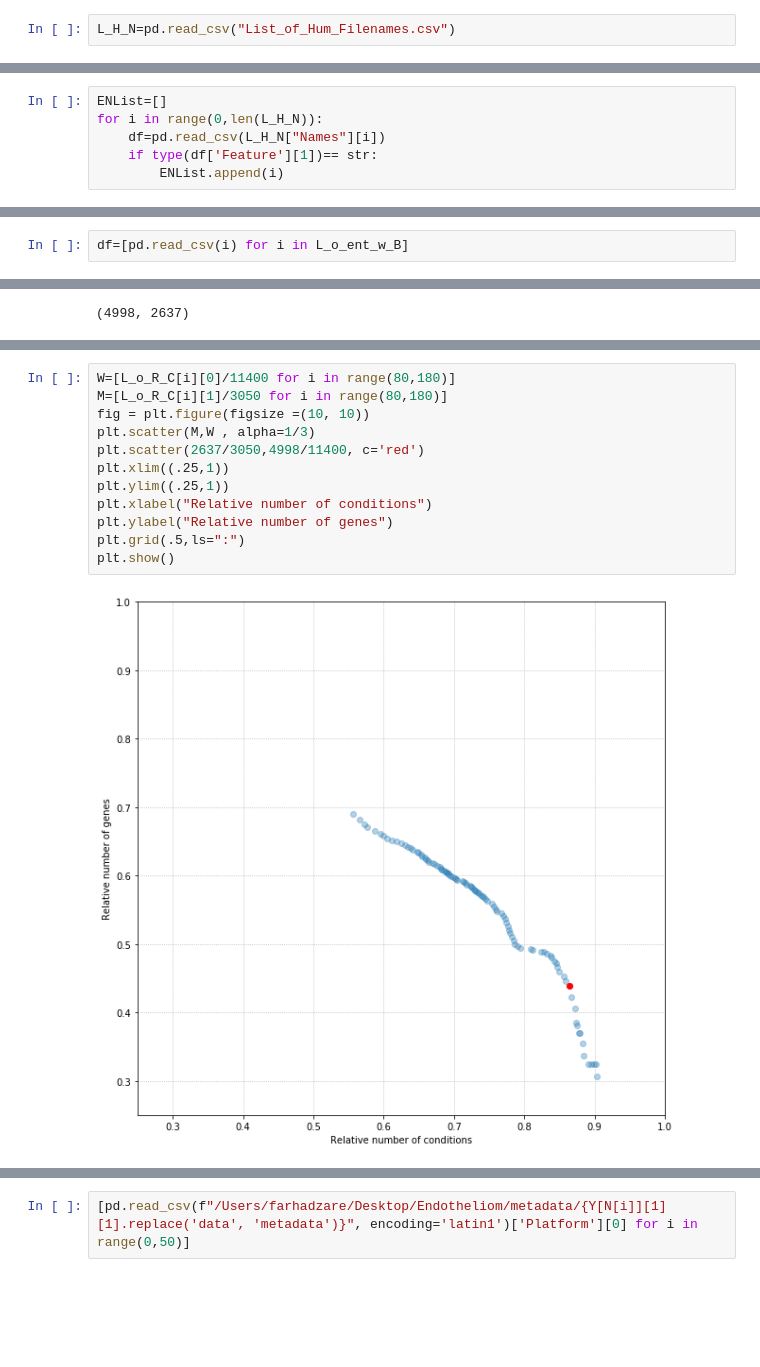
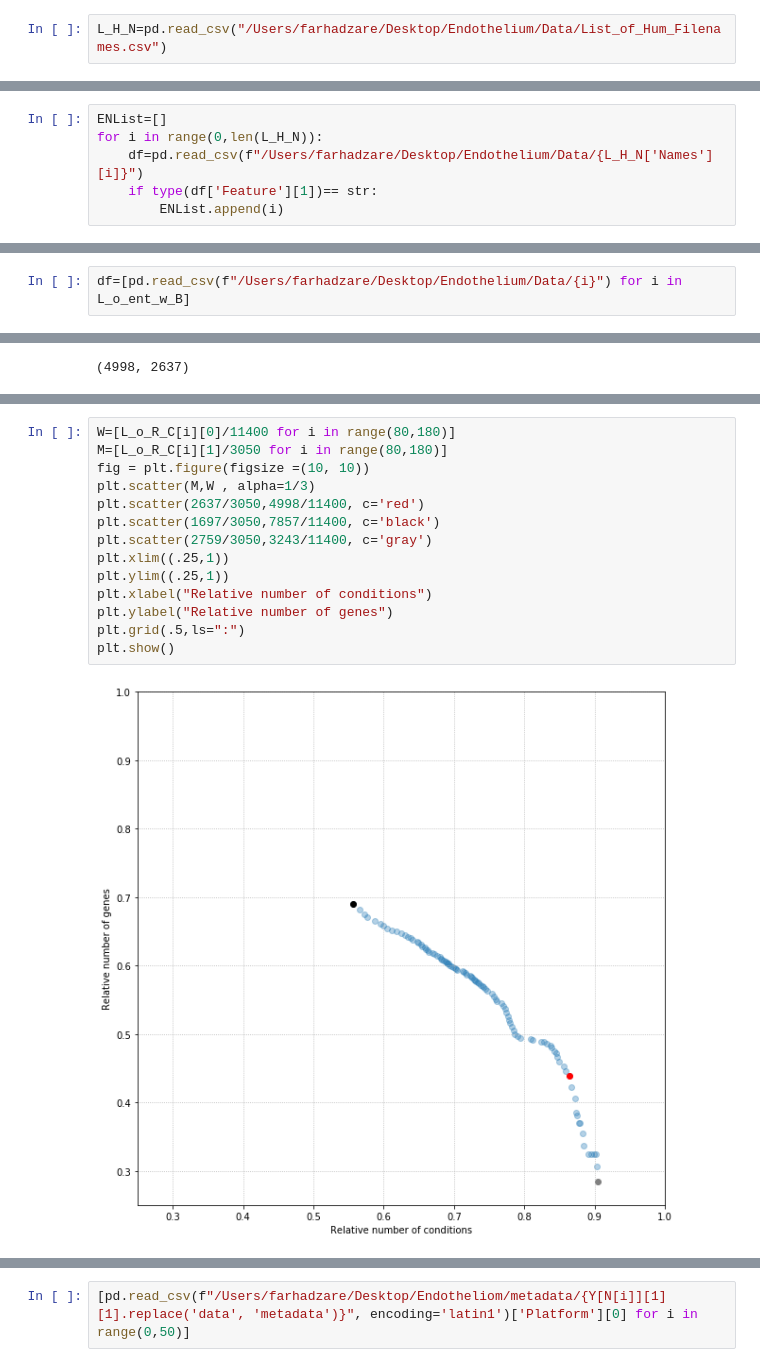
Before and after one commit to farhad-zare/Endo-Gene-, a Jupyter notebook: Optimal/optimization.ipynb, the cells around one changed output, grey strips where cells are left out. Drawn from its saved outputs; the diff is of its cells as text; blank space fills up the shorter version.

Commit message:
List of Extremes datasets is uploaded

```diff
--- a/Optimal/optimization.ipynb
+++ b/Optimal/optimization.ipynb
@@ -10,4 +10,4 @@ import time
 import scipy
 import umap
 # %%
-L_H_N=pd.read_csv("List_of_Hum_Filenames.csv")
+L_H_N=pd.read_csv("/Users/farhadzare/Desktop/Endothelium/Data/List_of_Hum_Filenames.csv")
@@ -14,7 +18,7 @@ L_H_N=pd.read_csv("List_of_Hum_Filenames.csv")
 # %%
 ENList=[]
 for i in range(0,len(L_H_N)):
-    df=pd.read_csv(L_H_N["Names"][i])
+    df=pd.read_csv(f"/Users/farhadzare/Desktop/Endothelium/Data/{L_H_N['Names'][i]}")
     if type(df['Feature'][1])== str:
         ENList.append(i)
 # %%
@@ -25,7 +29,7 @@ List_of_B_csv=[i for i in L_H_N["Names"] if "_B data.csv" in i]
 L_O_ent=list(set(L_H_N["Names"])-set(ENList))
 L_o_ent_w_B=list(set(L_O_ent)-set(List_of_B_csv))
 # %%
-df=[pd.read_csv(i) for i in L_o_ent_w_B]
+df=[pd.read_csv(f"/Users/farhadzare/Desktop/Endothelium/Data/{i}") for i in L_o_ent_w_B]
 # %%
 Num_o_R_C=[(df[i].shape,(i,L_o_ent_w_B[i])) for i in range(0,len(df))]
 # %%
@@ -111,14 +123,16 @@ L_o_R_C[166]
 # %%
 W=[L_o_R_C[i][0]/11400 for i in range(80,180)]
 M=[L_o_R_C[i][1]/3050 for i in range(80,180)]
 fig = plt.figure(figsize =(10, 10))
 plt.scatter(M,W , alpha=1/3)
 plt.scatter(2637/3050,4998/11400, c='red')
+plt.scatter(1697/3050,7857/11400, c='black')
+plt.scatter(2759/3050,3243/11400, c='gray')
 plt.xlim((.25,1))
 plt.ylim((.25,1))
 plt.xlabel("Relative number of conditions")
 plt.ylabel("Relative number of genes")
 plt.grid(.5,ls=":")
 plt.show()
 # %% [output]
-[figure, old version]
+[figure, new version]
```
Also changed, not shown: parts of 13 cells of this notebook, 2 other files.
